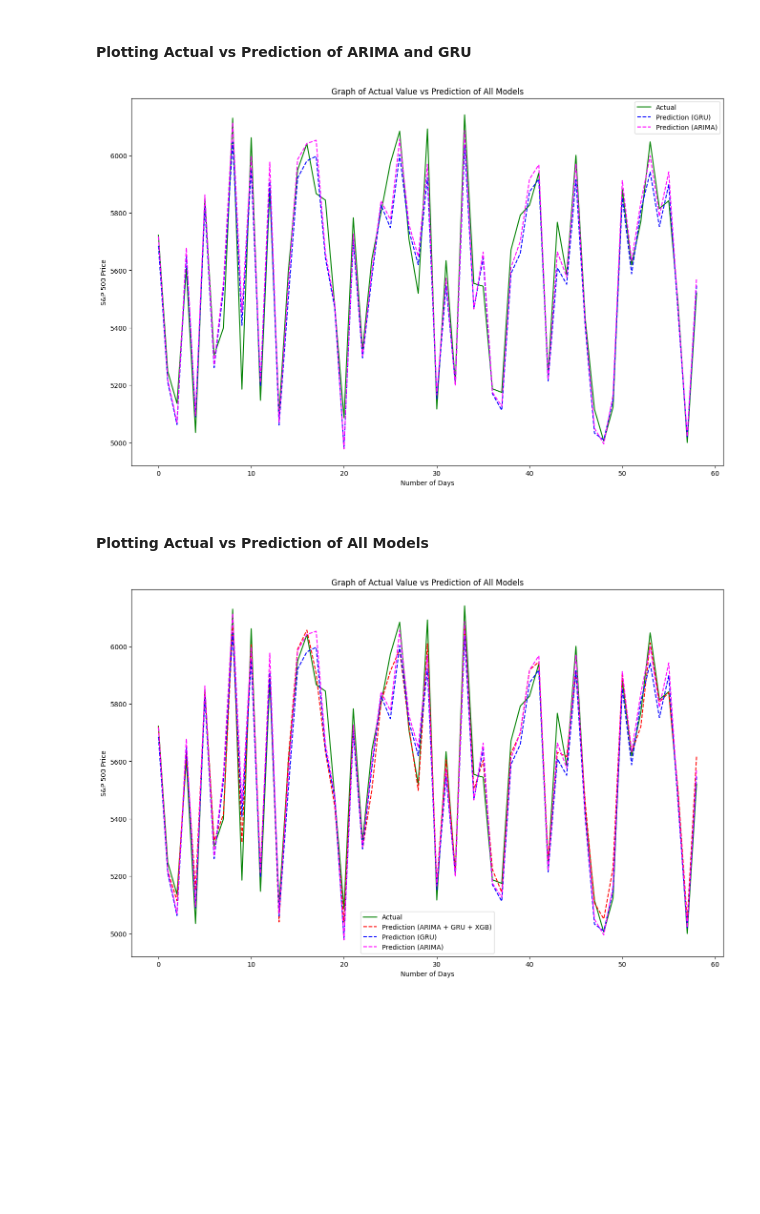
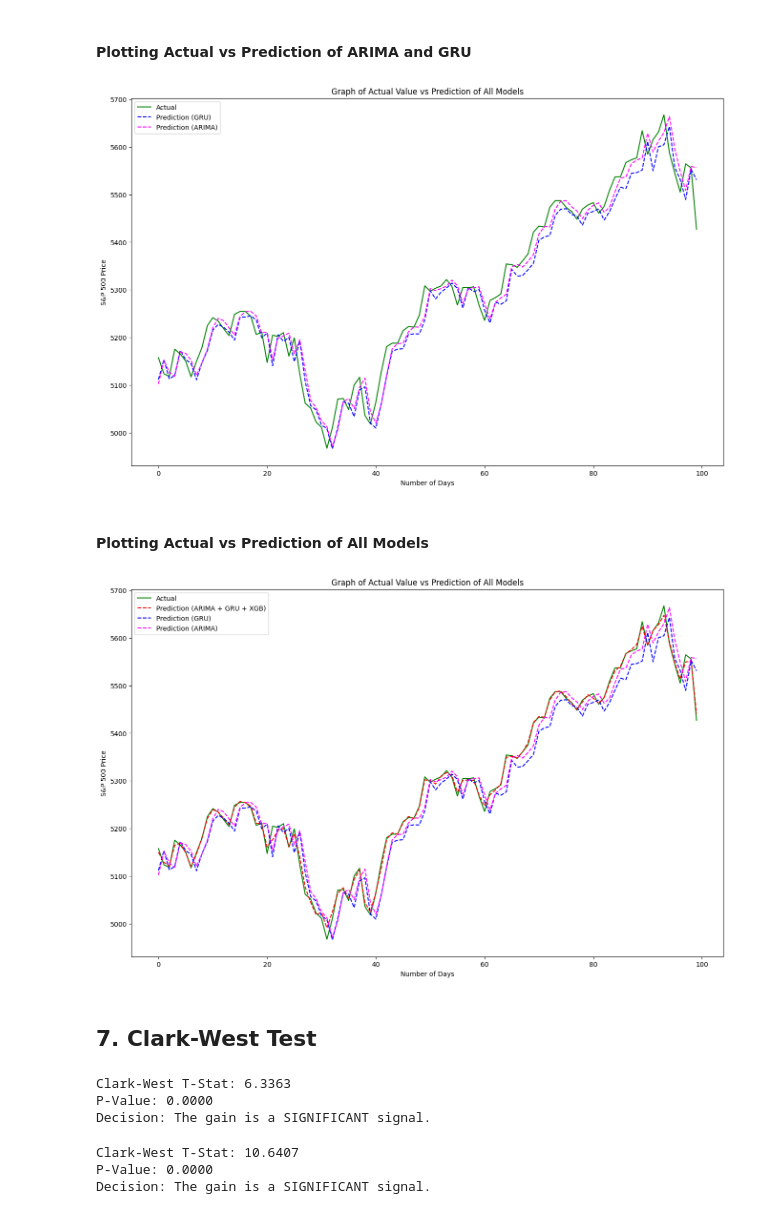
Before and after one commit to RSGzen/AML-Assignment, a Jupyter notebook: project_xgb.ipynb, the cells around one changed output. Cells and saved outputs as stored; diff of their text form; code cells hidden in the pictures; blank space fills up the shorter version.

```diff
--- a/project_xgb.ipynb
+++ b/project_xgb.ipynb
@@ -464,7 +800,8 @@ xgb_model = xgb.XGBRegressor(objective = 'reg:squarederror',
 # %% [markdown]
 #### Model Fitting
 # %%
-xgb_model.fit(X_train, y_train)
+xgb_model.fit(X_train, y_train,
+              verbose=False)
 # %% [output]
 XGBRegressor(base_score=None, booster=None, callbacks=None,
              colsample_bylevel=None, colsample_bynode=None,
@@ -657,5 +1026,8 @@ print(y_test[:5])
 # %%
-new_y_test = [x[0].item() for x in y_test]
+new_y_test = y_xgb.values
+
+# Adjust for prediction length
+new_y_test = new_y_test[:-1]
 # %%
 print(new_y_test[:5])
 # %% [output]
@@ -667,2 +1039,11 @@ print(len(new_y_test))
 # %% [markdown]
 #### Comparison between R2 Score of Models
+# %%
+new_y_pred = xgb_model.predict(X_xgb)
+
+# Match the missing last prediction length
+new_y_pred = new_y_pred[:-1]
+
+print(len(new_y_pred))
+
+print(new_y_pred[:5])
@@ -702,7 +1086,9 @@ r2_table_df.style
 # %% [markdown]
 #### Plotting Actual vs Prediction of XGBoost Only
 # %%
-num_points_to_see = 50
+# Max num days of data = 341
+
+num_points_to_see = 200
 # %%
 fig = plt.figure(figsize=(16, 10))
 
@@ -722,10 +1108,10 @@ plt.show()
 # %%
 fig = plt.figure(figsize=(16, 10))
 
-plt.plot(new_y_test[:-num_points_to_see], label="Actual", color='green')
+plt.plot(new_y_test[:num_points_to_see], label="Actual", color='green')
 
-plt.plot(gru_pred_lst[:-num_points_to_see], label="Prediction (GRU)", linestyle='dashed', color='blue')
-plt.plot(arima_pred_lst[:-num_points_to_see], label="Prediction (ARIMA)", linestyle='dashed', color='magenta')
+plt.plot(gru_pred_lst[:num_points_to_see], label="Prediction (GRU)", linestyle='dashed', color='blue')
+plt.plot(arima_pred_lst[:num_points_to_see], label="Prediction (ARIMA)", linestyle='dashed', color='magenta')
 
 plt.title("Graph of Actual Value vs Prediction of All Models")
 plt.xlabel("Number of Days")
@@ -734,23 +1120,25 @@ plt.ylabel("S&P 500 Price")
 plt.legend()
 plt.show()
 # %% [output]
-[figure, old version]
+[figure, new version]
 # %% [markdown]
 #### Plotting Actual vs Prediction of All Models
 # %%
 fig = plt.figure(figsize=(16, 10))
 
-plt.plot(new_y_test[:-num_points_to_see], label="Actual", color='green')
-plt.plot(y_pred[:-num_points_to_see], label="Prediction (ARIMA + GRU + XGB)", linestyle='dashed', color='red')
+plt.plot(new_y_test[:num_points_to_see], label="Actual", color='green')
+plt.plot(new_y_pred[:num_points_to_see], label="Prediction (ARIMA + GRU + XGB)", linestyle='dashed', color='red')
 
-plt.plot(gru_pred_lst[:-num_points_to_see], label="Prediction (GRU)", linestyle='dashed', color='blue')
-plt.plot(arima_pred_lst[:-num_points_to_see], label="Prediction (ARIMA)", linestyle='dashed', color='magenta')
+plt.plot(gru_pred_lst[:num_points_to_see], label="Prediction (GRU)", linestyle='dashed', color='blue')
+plt.plot(arima_pred_lst[:num_points_to_see], label="Prediction (ARIMA)", linestyle='dashed', color='magenta')
 
 plt.title("Graph of Actual Value vs Prediction of All Models")
 plt.xlabel("Number of Days")
 plt.ylabel("S&P 500 Price")
 
 plt.legend()
 plt.show()
 # %% [output]
-[figure, old version]
+[figure, new version]
+# %% [markdown]
+## 7. Clark-West Test
@@ -756,0 +1170,36 @@ plt.show()
+# %%
+# For ARIMA Model vs Hybrid
+
+t_stat, p_val = clark_west_test(y_true=new_y_test,
+                                y_pred_base=arima_pred_lst,
+                                y_pred_hybrid=new_y_pred)
+
+print(f"Clark-West T-Stat: {t_stat:.4f}")
+print(f"P-Value: {p_val:.4f}")
+
+if p_val < 0.05:
+    print("Decision: The gain is a SIGNIFICANT signal.")
+else:
+    print("Decision: The gain is NOISE.")
+# %% [output]
+Clark-West T-Stat: 6.3363
+P-Value: 0.0000
+Decision: The gain is a SIGNIFICANT signal.
+# %%
+# For GRU Model vs Hybrid
+
+t_stat, p_val = clark_west_test(y_true=new_y_test,
+                                y_pred_base=gru_pred_lst,
+                                y_pred_hybrid=new_y_pred)
+
+print(f"Clark-West T-Stat: {t_stat:.4f}")
+print(f"P-Value: {p_val:.4f}")
+
+if p_val < 0.05:
+    print("Decision: The gain is a SIGNIFICANT signal.")
+else:
+    print("Decision: The gain is NOISE.")
+# %% [output]
+Clark-West T-Stat: 10.6407
+P-Value: 0.0000
+Decision: The gain is a SIGNIFICANT signal.
```
Also changed, not shown: parts of 95 cells of this notebook, 1 other file.
